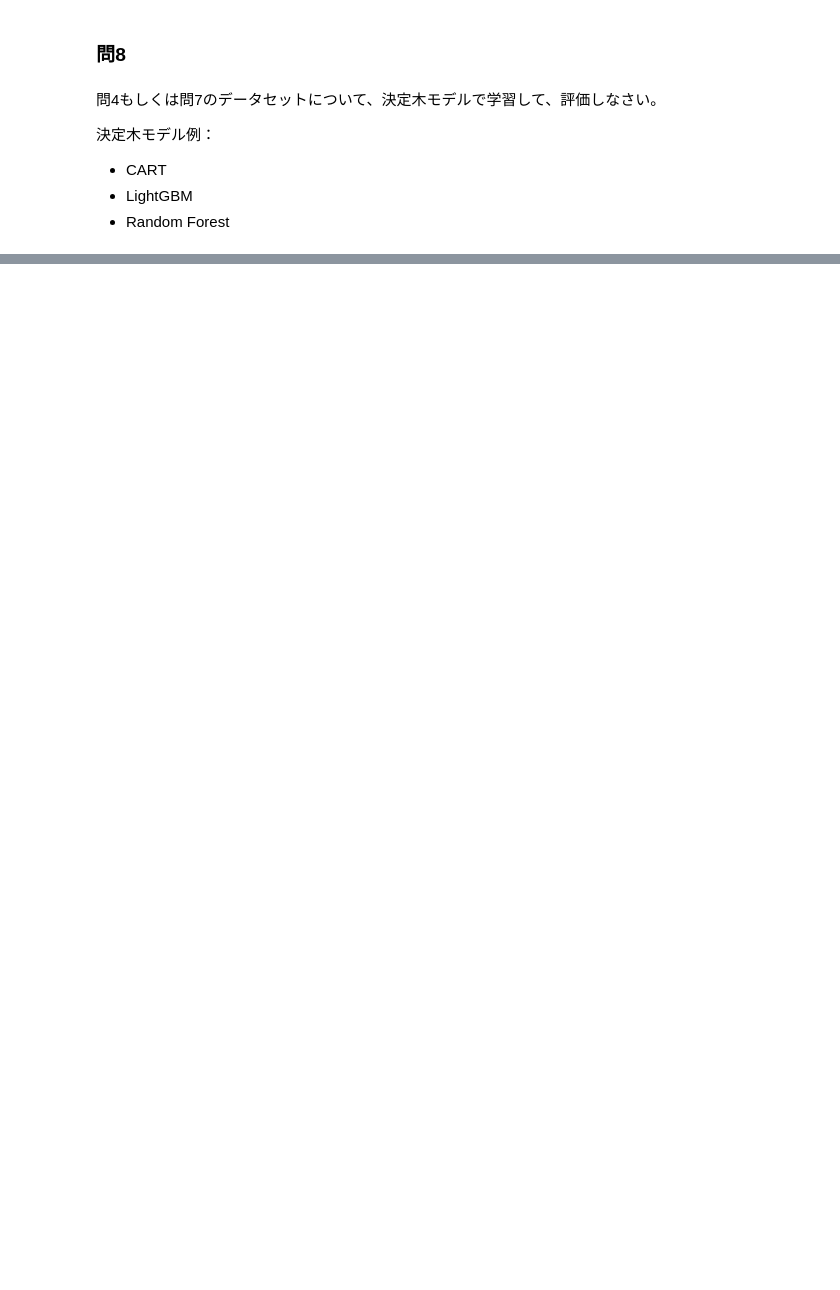
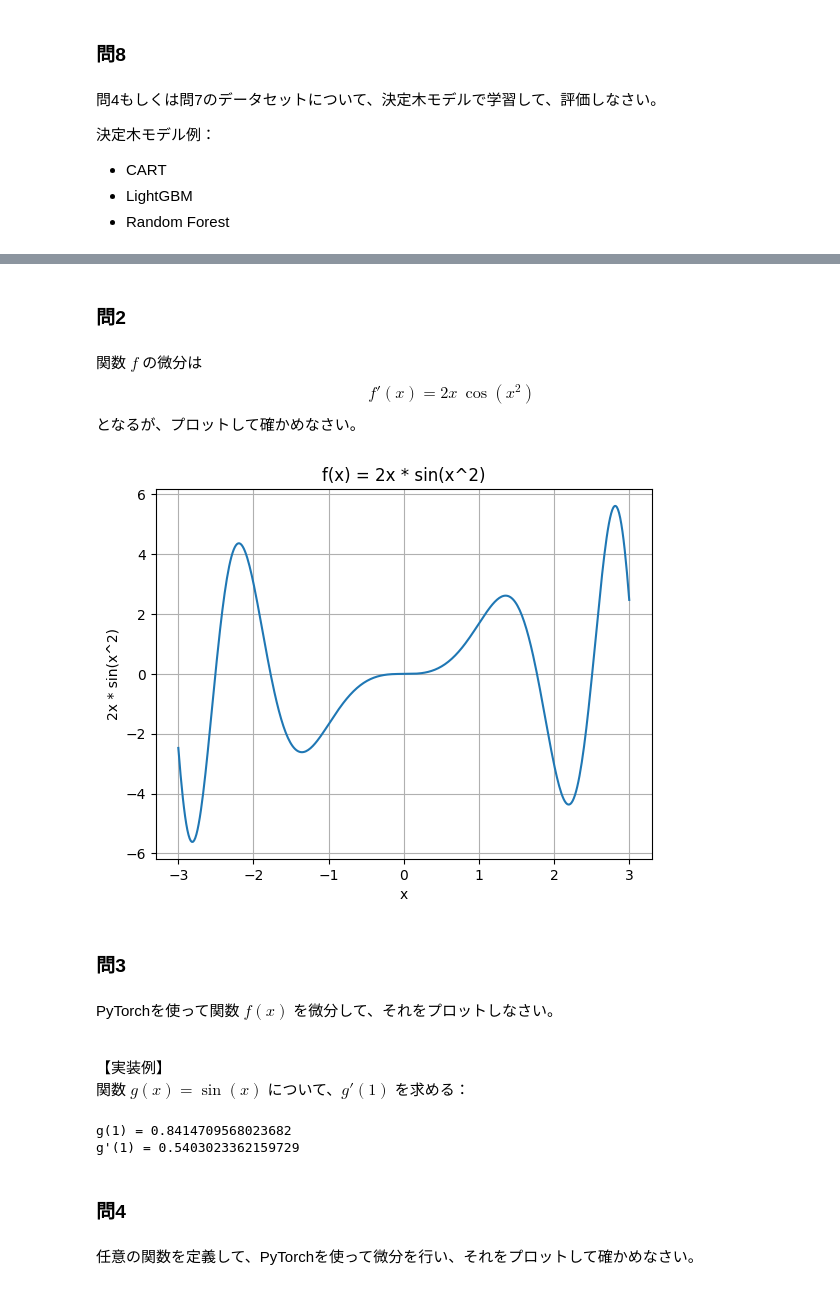
Before and after one commit to OrlyIdeate/deep-learning, a Jupyter notebook: spring_exercise_assignment.ipynb, the cells around one changed output, grey strips where cells are left out. Cells and saved outputs as stored; diff of their text form; code cells hidden in the pictures; blank space fills up the shorter version.

```diff
--- a/spring_exercise_assignment.ipynb
+++ b/spring_exercise_assignment.ipynb
@@ -713,0 +814,47 @@ tensor([[-9.1496e-02, -1.0528e-01],
+# %% [markdown]
+### 問2
+# %% [markdown]
+関数 $f$ の微分は
+$$
+f'(x) = 2x\ \cos{(x^2)}
+$$
+となるが、プロットして確かめなさい。
+# %%
+x = np.linspace(-3, 3, 400)
+y = 2 * x * np.sin(x ** 2)
+
+plt.plot(x, y)
+plt.xlabel("x")
+plt.ylabel("2x * sin(x^2)")
+plt.title("f(x) = 2x * sin(x^2)")
+plt.grid(True)
+plt.show()
+# %% [output]
+[figure, added]
+# %% [markdown]
+### 問3
+# %% [markdown]
+PyTorchを使って関数 $f(x)$ を微分して、それをプロットしなさい。
+
+<br>
+
+【実装例】
+関数 $g(x) = \sin{(x)}$ について、$g'(1)$ を求める：
+# %%
+import torch
+
+x = torch.tensor(1.0, requires_grad=True)
+
+f = torch.sin(x)
+
+f.backward()
+
+print(f"g(1) = {f.item()}")
+print(f"g'(1) = {x.grad.item()}")
+# %% [output]
+g(1) = 0.8414709568023682
+g'(1) = 0.5403023362159729
+# %% [markdown]
+### 問4
+# %% [markdown]
+任意の関数を定義して、PyTorchを使って微分を行い、それをプロットして確かめなさい。
```
Also changed, not shown: parts of 20 cells of this notebook.
